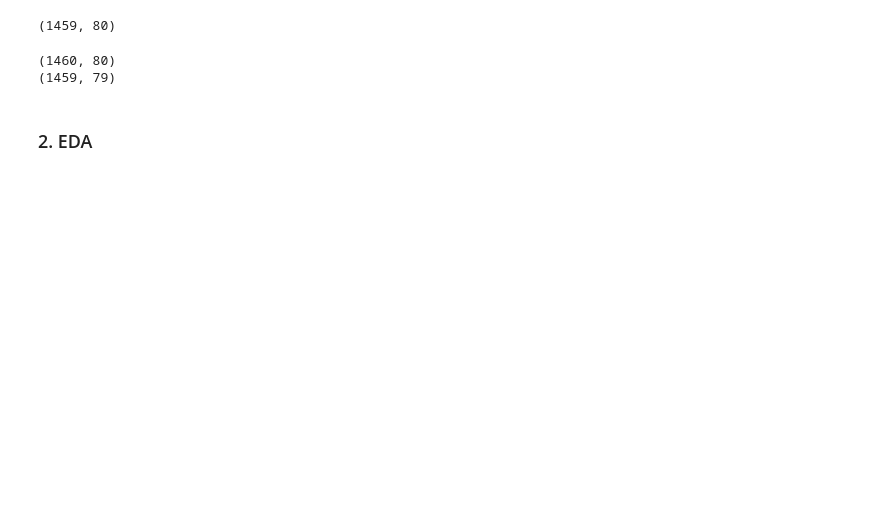
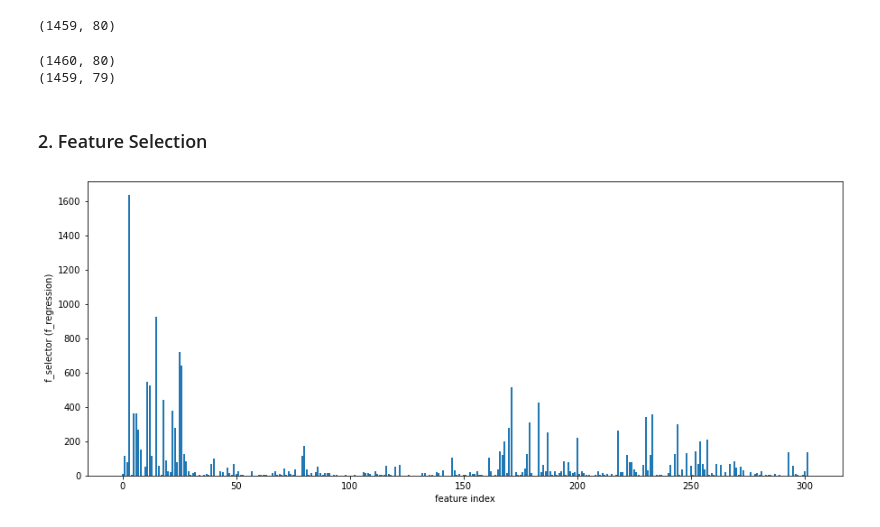
Before and after one commit to juanfelipehdezm/House-Pricing, a Jupyter notebook: House Princing.ipynb, the cells around one changed output. Cells and saved outputs as stored; diff of their text form; code cells hidden in the pictures; blank space fills up the shorter version.

Commit message:
Feature Selection

```diff
--- a/House Princing.ipynb
+++ b/House Princing.ipynb
@@ -196,3 +127,9 @@ print(test_house.shape)
 # %% [output]
 (1460, 80)
 (1459, 79)
+# %%
+#I dont like to manipulate the originals dataframes
+train_house_copy = train_house.copy()
+test_house_copy = test_house.copy()
+# %%
+house_train_du = pd.get_dummies(train_house_copy)
@@ -199,2 +138,2 @@ print(test_house.shape)
 # %% [markdown]
-### 2. EDA
+### 2. Feature Selection
@@ -200,0 +146,20 @@ print(test_house.shape)
+# %%
+y = house_train_du["SalePrice"].values
+X = house_train_du.drop("SalePrice",axis = 1).values
+# %%
+X_train, X_test, y_train, y_test = train_test_split(X, y, test_size = 0.30, random_state = SEED)
+# %%
+# feature selection
+f_selector = SelectKBest(score_func=f_regression, k='all')
+
+# learn relationship from training data
+f_selector.fit(X_train, y_train)
+
+# Plot the scores for the features
+plt.figure(figsize=(15,6))
+plt.bar([i for i in range(len(f_selector.scores_))], f_selector.scores_)
+plt.xlabel("feature index")
+plt.ylabel(" f_selector (f_regression)")
+plt.show()
+# %% [output]
+[figure, added]
```
Also changed, not shown: parts of 8 cells of this notebook.
